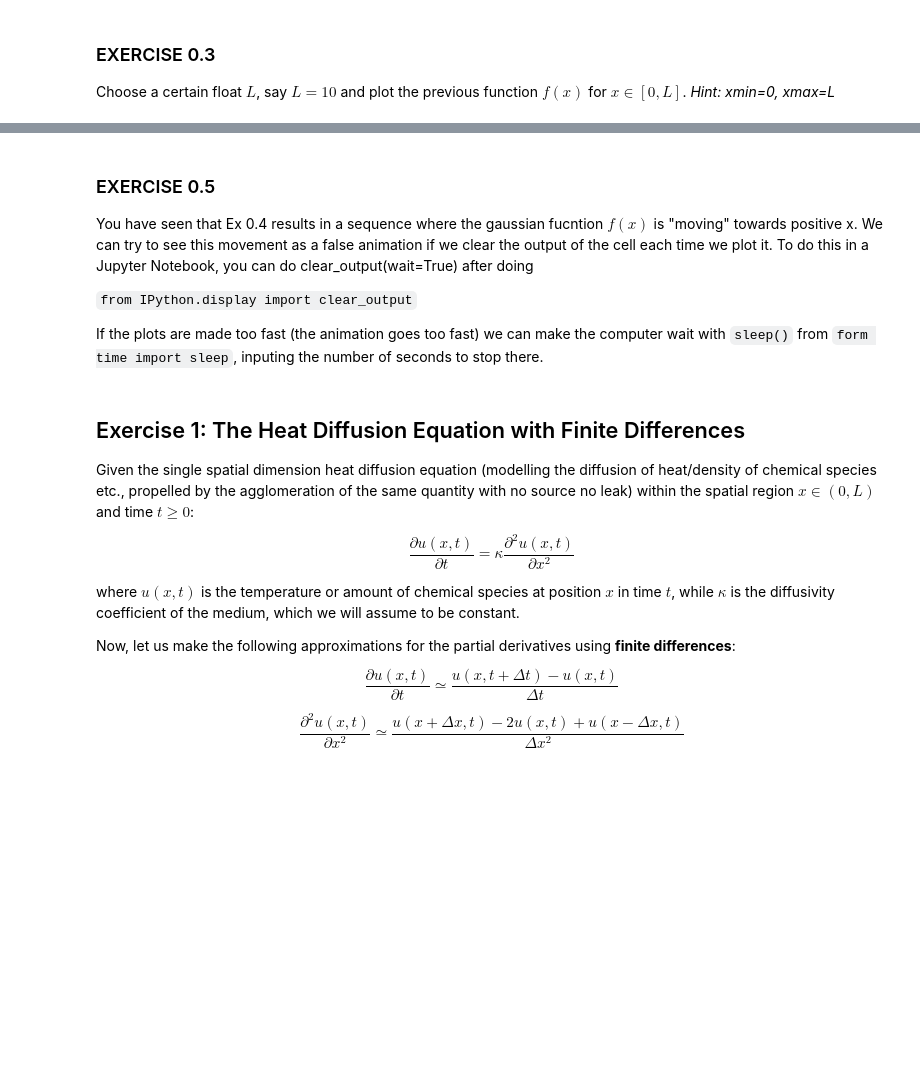
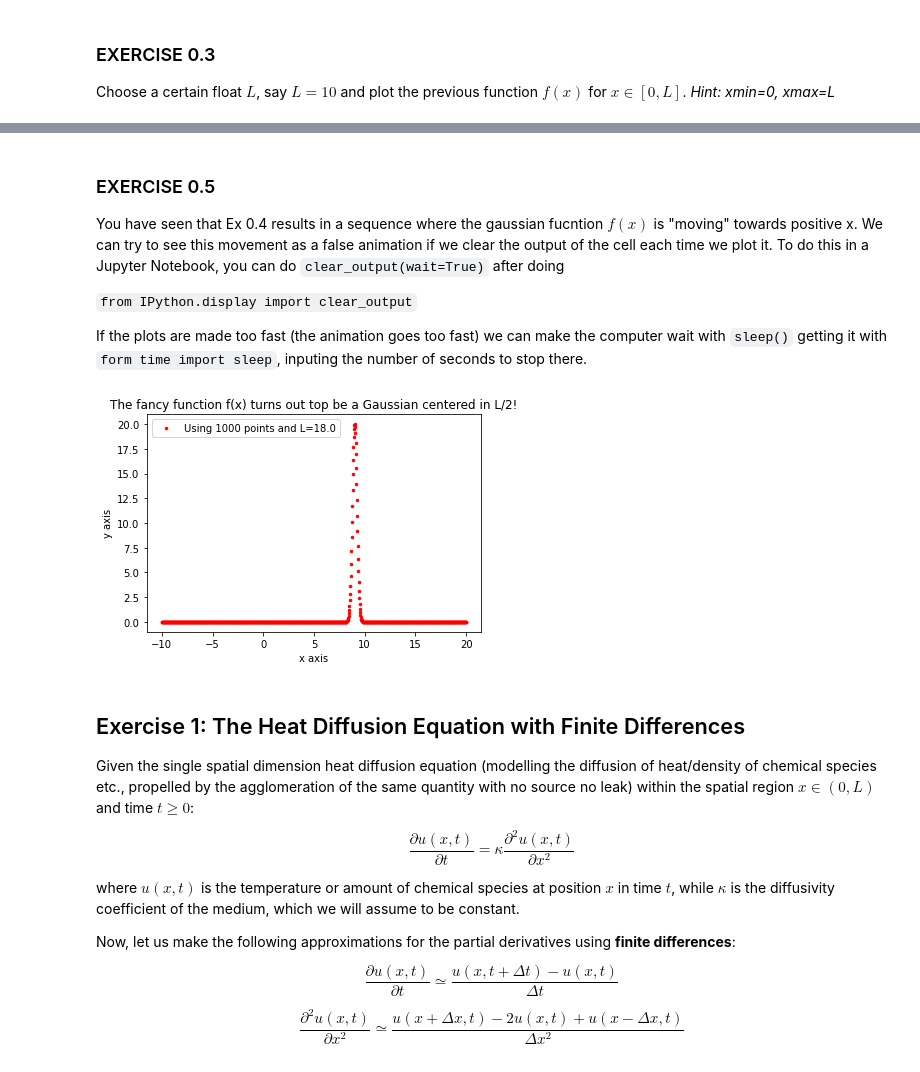
Before and after one commit to LLACorp/Python-Course-for-Scientific-Programming, a Jupyter notebook: EXERCISES/Exercises_Lecture_04.ipynb, the cells around one changed output, grey strips where cells are left out. Saved outputs shown, nothing was run; the diff lists cells and outputs as text; code cells hidden in the pictures; blank space fills up the shorter version.

```diff
--- a/EXERCISES/Exercises_Lecture_04.ipynb
+++ b/EXERCISES/Exercises_Lecture_04.ipynb
@@ -26,11 +116,37 @@ You could do this in the same plot, certainly it will be a mess. You could do it
 
 You have seen that Ex 0.4 results in a sequence where the gaussian fucntion $f(x)$ is "moving" towards positive x.
 We can try to see this movement as a false animation if we clear the output of the cell each time we plot it.
-To do this in a Jupyter Notebook, you can do clear_output(wait=True) after doing
+To do this in a Jupyter Notebook, you can do `clear_output(wait=True)` after doing
 
 `from IPython.display import clear_output`
 
-If the plots are made too fast (the animation goes too fast) we can make the computer wait with `sleep()` from `form time import sleep`, inputing the number of seconds to stop there.
+If the plots are made too fast (the animation goes too fast) we can make the computer wait with `sleep()` getting it with `form time import sleep`, inputing the number of seconds to stop there.
+# %%
+from IPython.display import clear_output
+
+# Generate the L values we want to plot
+M=40
+possible_Ls = generateGrid(M, xmin=-8, xmax=18)
+
+# Generate the x posible values where to plot
+x = generateGrid(N, xmin=-10, xmax=20)
+
+for i in range(possible_Ls.shape[0]):
+    # Generate the points in f for this L
+    y = f(x=x, L=possible_Ls[i])
+
+    # Clean the outputs of this cell first
+    clear_output(wait=True)
+
+    # then plot the function and show it
+    plt.plot(x, y, 'ro', label=f'Using {N} points and L={possible_Ls[i]:.4}', linewidth=1.0, markersize=2.5) # try -rlo, it will connect the points
+    plt.legend() # to show the labels of the plots
+    plt.xlabel('x axis')
+    plt.ylabel('y axis')
+    plt.title(f'The fancy function f(x) turns out top be a Gaussian centered in L/2!')
+    plt.show()
+# %% [output]
+[figure, added]
 # %% [markdown]
 ## Exercise 1: The Heat Diffusion Equation with Finite Differences
 
```
Also changed, not shown: parts of 9 cells of this notebook, 1 other file.
